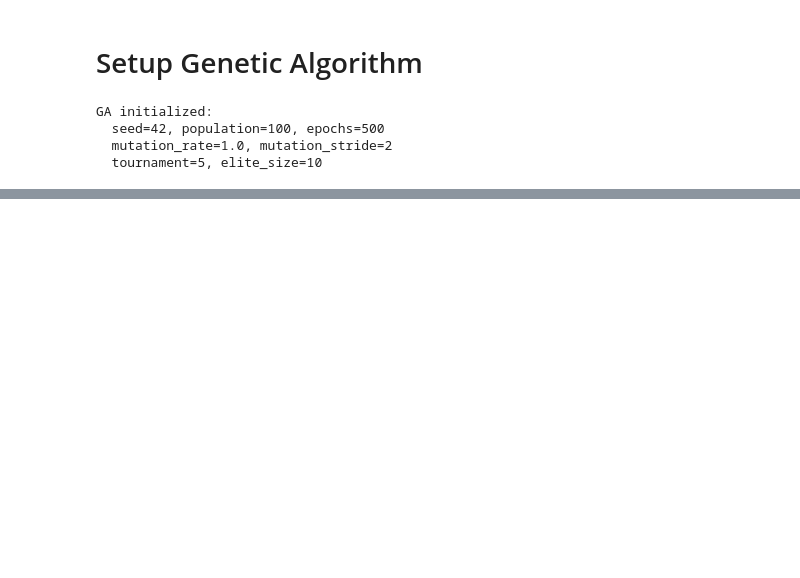
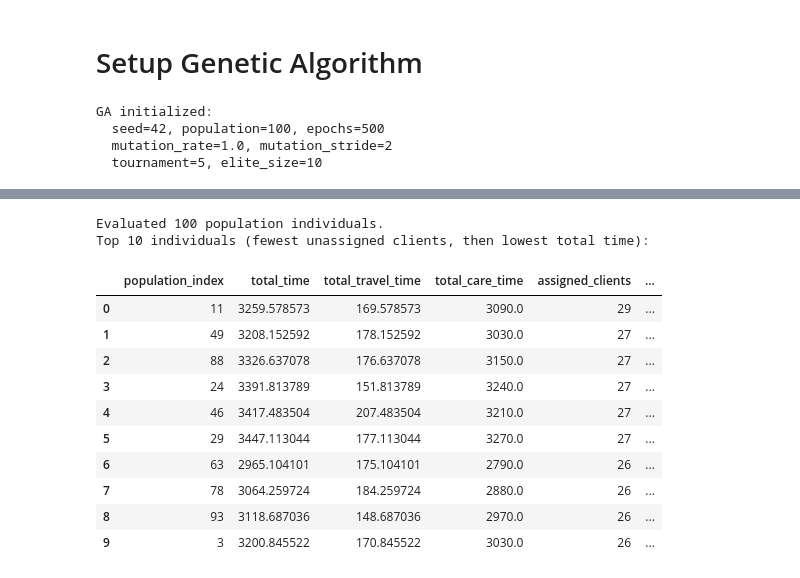
Before and after one commit to Research-Center-Data-Intelligence/Homecare-route-planner, a Jupyter notebook: routing_scripts/genetic_algorithm_routing.ipynb, the cells around one changed output, grey strips where cells are left out. Drawn from its saved outputs; the diff is of its cells as text; code cells hidden in the pictures; blank space fills up the shorter version.

```diff
--- a/routing_scripts/genetic_algorithm_routing.ipynb
+++ b/routing_scripts/genetic_algorithm_routing.ipynb
@@ -1027,0 +1171,53 @@ Last served position (1-based): 100
+# %%
+# Evaluate every individual in initial_population with the cached client lookup.
+population_evaluations = []
+
+for population_idx, route_candidate in enumerate(initial_population):
+    assignment_result = assign_clients_to_employees_sequentially_fast(
+        clients_gdf,
+        employees_gdf,
+        route_candidate,
+        client_lookup_df=CLIENT_TRAVEL_LOOKUP_DF,
+        node_distance_cache=NODE_DISTANCE_CACHE,
+        weight_column="travel_time_min",
+    )
+
+    population_evaluations.append({
+        "population_index": population_idx,
+        "total_time": assignment_result["total_time"],
+        "total_travel_time": assignment_result["total_travel_time"],
+        "total_care_time": assignment_result["total_care_time"],
+        "assigned_clients": len(route_candidate) - len(assignment_result["remaining_client_indices"]),
+        "unassigned_clients": len(assignment_result["remaining_client_indices"]),
+        "assignment_result": assignment_result,
+    })
+
+population_results_df = pd.DataFrame([
+    {
+        "population_index": item["population_index"],
+        "total_time": item["total_time"],
+        "total_travel_time": item["total_travel_time"],
+        "total_care_time": item["total_care_time"],
+        "assigned_clients": item["assigned_clients"],
+        "unassigned_clients": item["unassigned_clients"],
+    }
+    for item in population_evaluations
+]).sort_values(by=["unassigned_clients", "total_time"], ascending=[True, True]).reset_index(drop=True)
+
+print(f"Evaluated {len(population_evaluations)} population individuals using cached lookup.")
+print("Top 10 individuals (fewest unassigned clients, then lowest total time):")
+population_results_df.head(10)
+# %% [output]
+Evaluated 100 population individuals.
+Top 10 individuals (fewest unassigned clients, then lowest total time):
+|  | population_index | total_time | total_travel_time | total_care_time | assigned_clients | ... |
+| 0 | 11 | 3259.578573 | 169.578573 | 3090.0 | 29 | ... |
+| 1 | 49 | 3208.152592 | 178.152592 | 3030.0 | 27 | ... |
+| 2 | 88 | 3326.637078 | 176.637078 | 3150.0 | 27 | ... |
+| 3 | 24 | 3391.813789 | 151.813789 | 3240.0 | 27 | ... |
+| 4 | 46 | 3417.483504 | 207.483504 | 3210.0 | 27 | ... |
+| 5 | 29 | 3447.113044 | 177.113044 | 3270.0 | 27 | ... |
+| 6 | 63 | 2965.104101 | 175.104101 | 2790.0 | 26 | ... |
+| 7 | 78 | 3064.259724 | 184.259724 | 2880.0 | 26 | ... |
+| 8 | 93 | 3118.687036 | 148.687036 | 2970.0 | 26 | ... |
+| 9 | 3 | 3200.845522 | 170.845522 | 3030.0 | 26 | ... |
```
Also changed, not shown: parts of 10 cells of this notebook, 3 other files.
